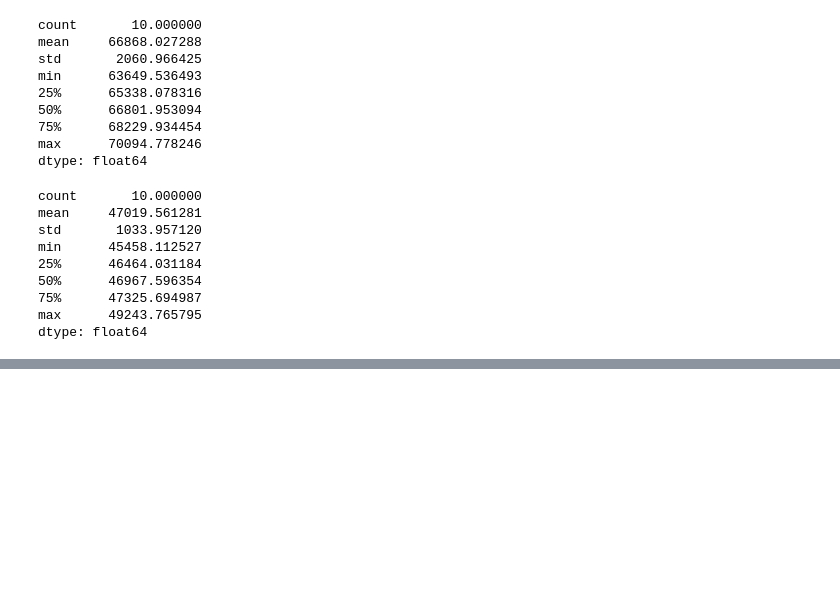
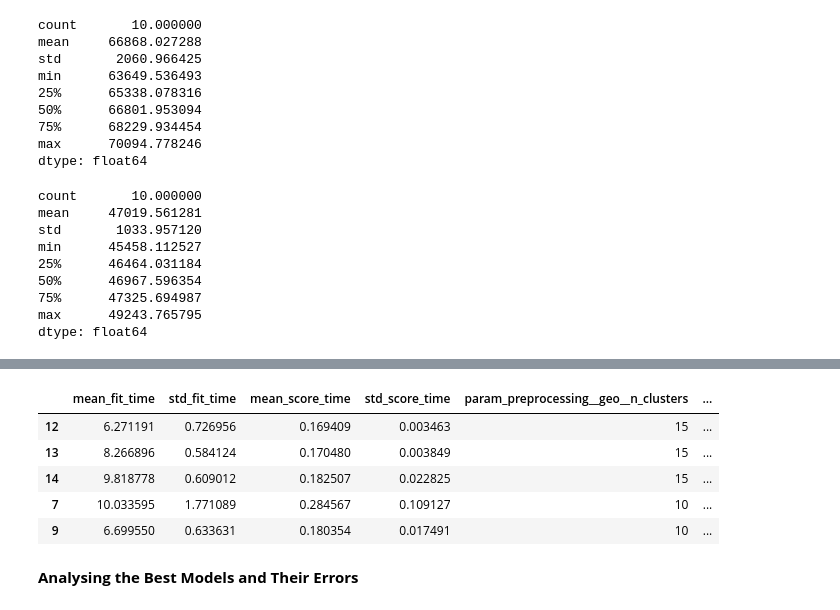
Before and after one commit to rajarajeswarir/Hands-on-Machine-Learning, a Jupyter notebook: End_to_end_machine_learning_project.ipynb, the cells around one changed output, grey strips where cells are left out. Cells and saved outputs as stored; diff of their text form; code cells hidden in the pictures; blank space fills up the shorter version.

```diff
--- a/End_to_end_machine_learning_project.ipynb
+++ b/End_to_end_machine_learning_project.ipynb
@@ -720,0 +725,17 @@ dtype: float64
+# %%
+from sklearn.model_selection import GridSearchCV
+
+full_pipeline = Pipeline([
+    ("preprocessing", preprocessing),
+    ("random_forest", RandomForestRegressor(random_state=42)),
+])
+param_grid = [
+    {'preprocessing__geo__n_clusters': [5, 8, 10],
+     'random_forest__max_features': [4, 6, 8]},
+     {'preprocessing__geo__n_clusters': [10, 15],
+     'random_forest__max_features': [6, 8, 10]},
+]
+
+grid_search = GridSearchCV(full_pipeline, param_grid, cv=3,
+                           scoring='neg_root_mean_squared_error')
+grid_search.fit(housing, housing_labels)
@@ -720,0 +786,13 @@ dtype: float64
+# %%
+cv_res =pd.DataFrame(grid_search.cv_results_)
+cv_res.sort_values(by="mean_test_score", ascending=False, inplace=True)
+cv_res.head()
+# %% [output]
+|  | mean_fit_time | std_fit_time | mean_score_time | std_score_time | param_preprocessing__geo__n_clusters | ... |
+| 12 | 6.271191 | 0.726956 | 0.169409 | 0.003463 | 15 | ... |
+| 13 | 8.266896 | 0.584124 | 0.170480 | 0.003849 | 15 | ... |
+| 14 | 9.818778 | 0.609012 | 0.182507 | 0.022825 | 15 | ... |
+| 7 | 10.033595 | 1.771089 | 0.284567 | 0.109127 | 10 | ... |
+| 9 | 6.699550 | 0.633631 | 0.180354 | 0.017491 | 10 | ... |
+# %% [markdown]
+**Analysing the Best Models and Their Errors**
```
Also changed, not shown: parts of 11 cells of this notebook.
